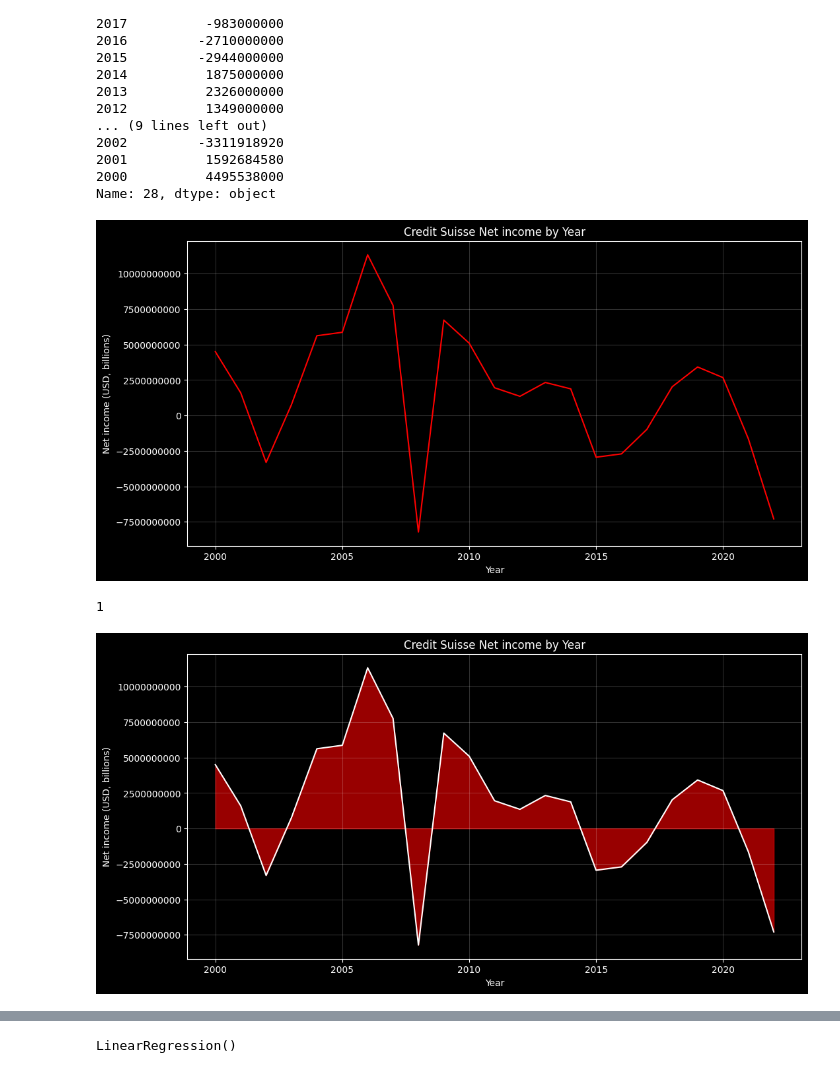
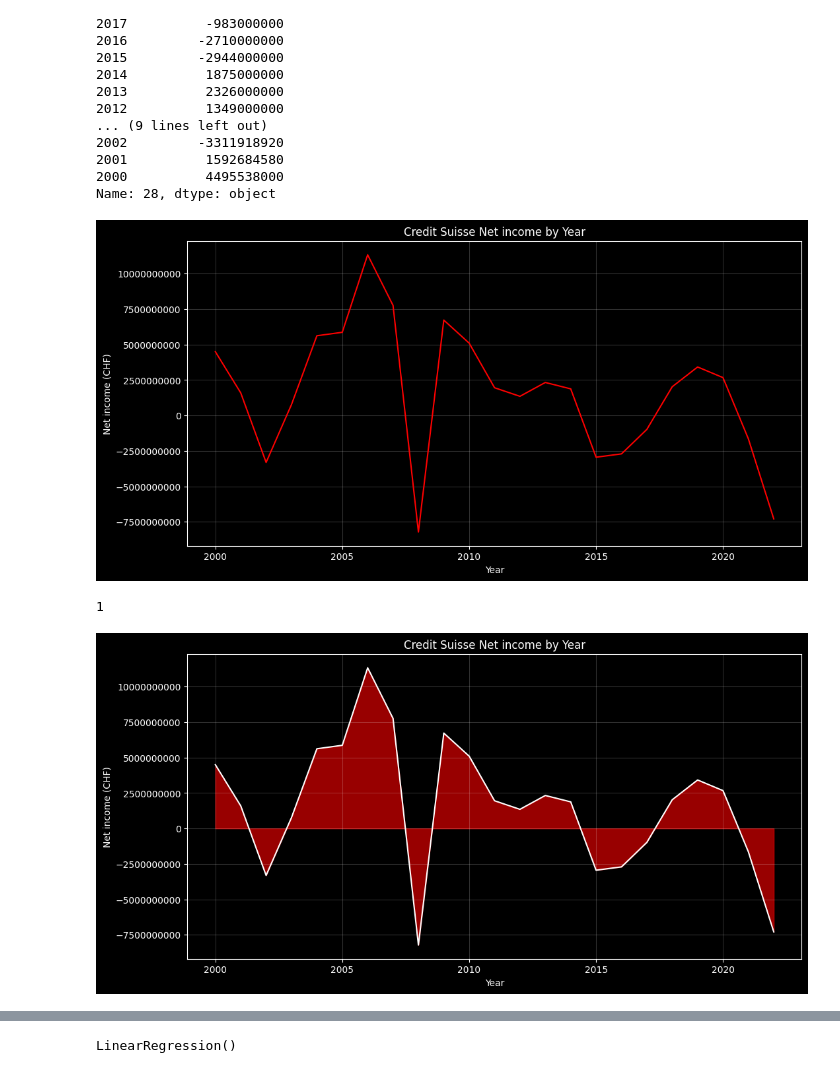
Before and after one commit to AnalyticalHarry/CreditSuisse, a Jupyter notebook: CREDIT_SUISSE_GROUP_AG_INCOME_STATEMENT.ipynb, the cells around one changed output, grey strips where cells are left out. Drawn from its saved outputs; the diff is of its cells as text; code cells hidden in the pictures.

```diff
--- a/CREDIT_SUISSE_GROUP_AG_INCOME_STATEMENT.ipynb
+++ b/CREDIT_SUISSE_GROUP_AG_INCOME_STATEMENT.ipynb
@@ -295,15 +295,15 @@ revenue = pd.DataFrame(revenue)
 # %%
 plt.style.use('dark_background')
 fig, ax = plt.subplots(figsize=(12, 6))
 plt.plot(year, net_income, color="red")
 plt.gca().yaxis.set_major_formatter(ticker.ScalarFormatter(useMathText=False))
 plt.ticklabel_format(axis='y', style='plain')
 plt.title("Credit Suisse Net income by Year")
 plt.xlabel("Year")
-plt.ylabel("Net income (USD, billions)")
+plt.ylabel("Net income (CHF)")
 ax.grid(color='white', alpha=0.20)
 # %% [output]
-[figure, old version]
+[figure, new version]
 # %%
 year = year.values.flatten()
 # %%
@@ -319,10 +319,10 @@ plt.gca().yaxis.set_major_formatter(ticker.ScalarFormatter(useMathText=False))
 plt.ticklabel_format(axis='y', style='plain')
 plt.title("Credit Suisse Net income by Year")
 plt.xlabel("Year")
-plt.ylabel("Net income (USD, billions)")
+plt.ylabel("Net income (CHF)")
 ax.grid(color='white', alpha=0.20)
 # %% [output]
-[figure, old version]
+[figure, new version]
 # %%
 plt.style.use('dark_background')
 fig, ax = plt.subplots(figsize=(12, 6))
```
Also changed, not shown: parts of 4 cells of this notebook.
